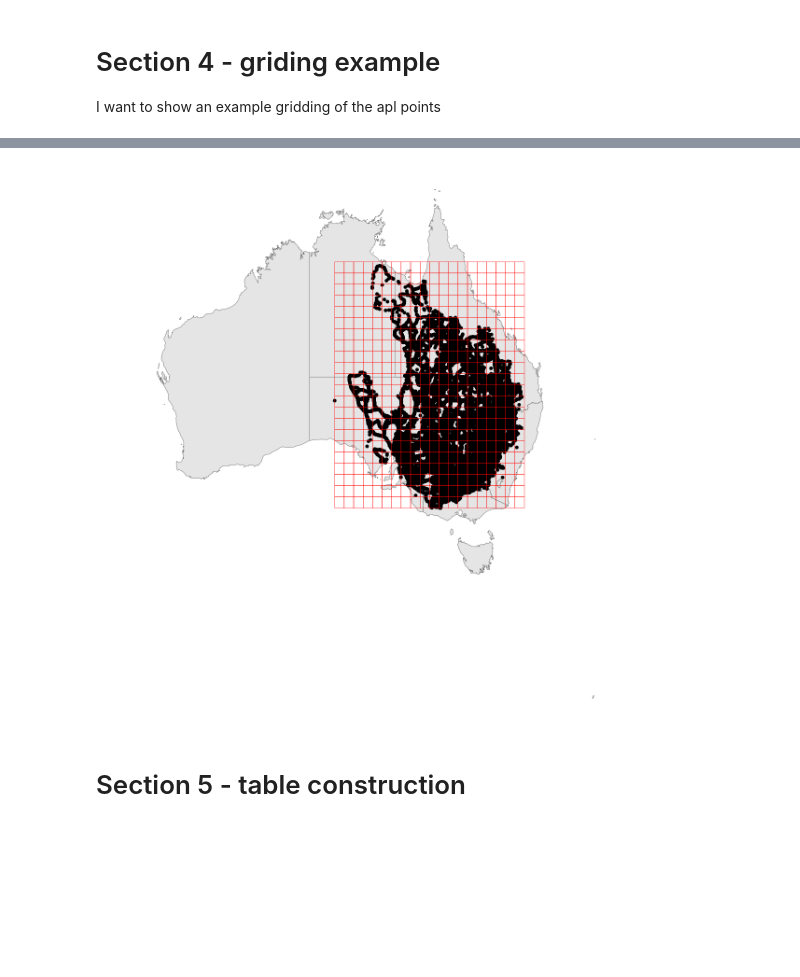
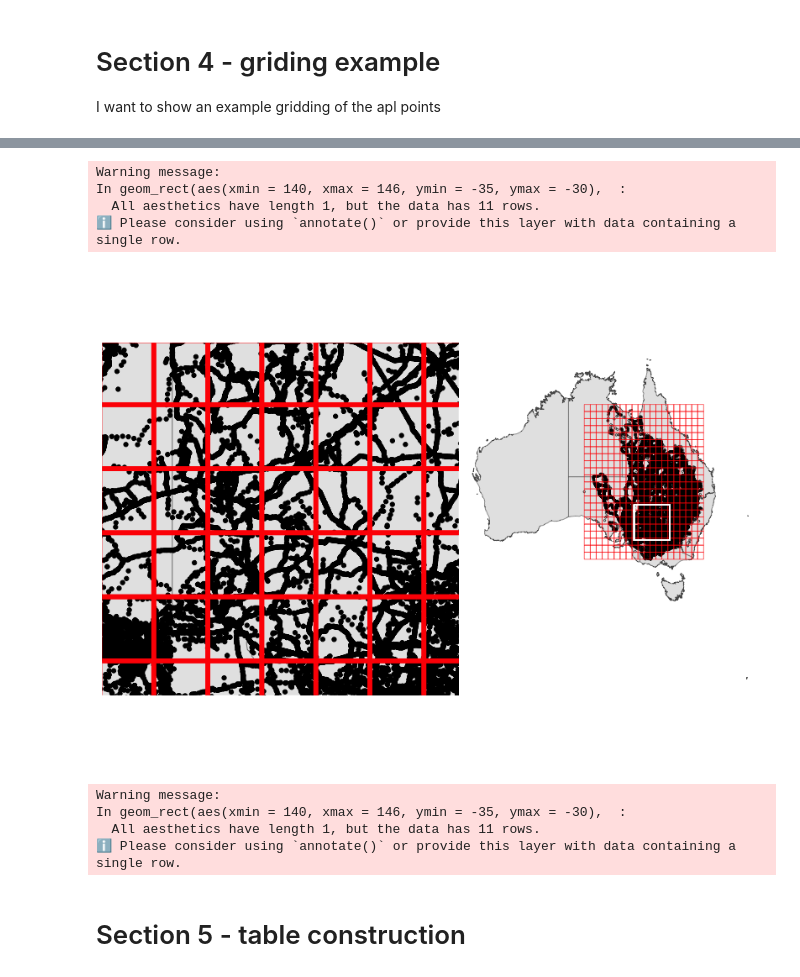
Before and after one commit to ddlawton/herbivore_nutrient_interactions, a Jupyter notebook: _manuscript/scripts/spatial_modeling/06_spatial_modeling_figure_table_construction_code.out.ipynb, the cells around one changed output, grey strips where cells are left out. Saved outputs shown, nothing was run; the diff lists cells and outputs as text; code cells hidden in the pictures; blank space fills up the shorter version.

```diff
--- a/_manuscript/scripts/spatial_modeling/06_spatial_modeling_figure_table_construction_code.out.ipynb
+++ b/_manuscript/scripts/spatial_modeling/06_spatial_modeling_figure_table_construction_code.out.ipynb
@@ -550,7 +615,7 @@ grid = st_make_grid(point_dat, cellsize = 1,
 
 overall_grid_map <- ggplot(aus) +
     geom_sf() +
-    geom_sf(data=point_dat) +
+    geom_sf(data=point_dat,size=0.5,alpha=0.6,pch=21) +
     geom_sf(data=grid,fill=NA,color='red') +
     theme_void()  +
   theme(
@@ -590,15 +651,26 @@ zoomed_plot
 # %%
-overall_grid_map
+overall_grid_map <- overall_grid_map  +
+  geom_rect(aes(xmin = 140, xmax = 146, ymin = -35, ymax = -30), color = "white", fill = NA)
-# %% [output]
-[figure, removed]
 # %%
 grid_examples <- zoomed_plot + overall_grid_map
+grid_examples
+# %% [output]
+Warning message:
+In geom_rect(aes(xmin = 140, xmax = 146, ymin = -35, ymax = -30),  :
+  All aesthetics have length 1, but the data has 11 rows.
+ℹ Please consider using `annotate()` or provide this layer with data containing a single row.
+[figure, added]
 # %%
 asp_ratio <- tmaptools::get_asp_ratio(aus)
 
 ggsave(grid_examples,
        file=here('output/publication_figures/spatial_modeling_grid_example_map.png'),
        width=10*asp_ratio,height=5)
+# %% [output]
+Warning message:
+In geom_rect(aes(xmin = 140, xmax = 146, ymin = -35, ymax = -30),  :
+  All aesthetics have length 1, but the data has 11 rows.
+ℹ Please consider using `annotate()` or provide this layer with data containing a single row.
 # %% [markdown]
 # Section 5 - table construction
 # %%
```
Also changed, not shown: parts of 9 cells of this notebook, 51 other files.
